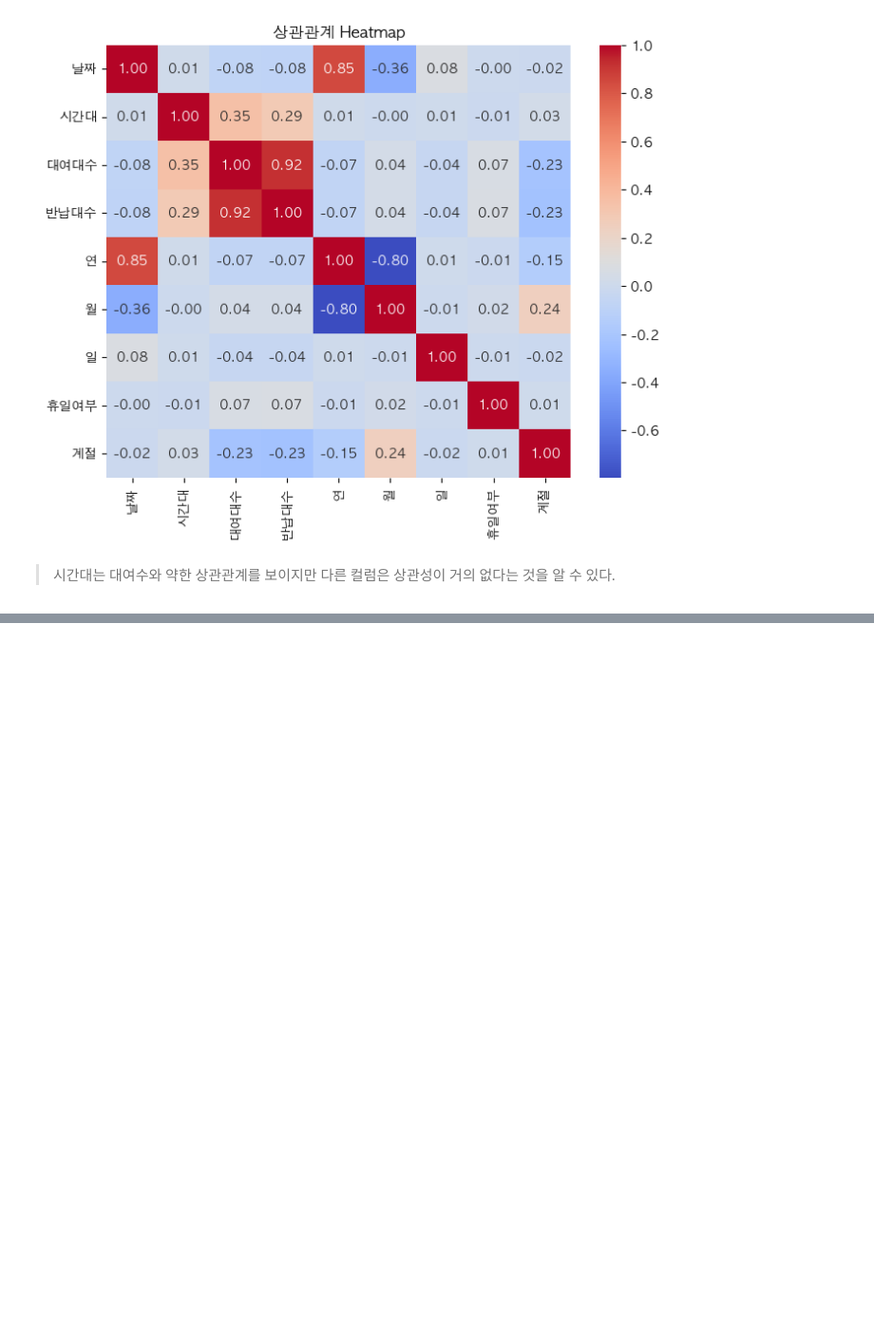
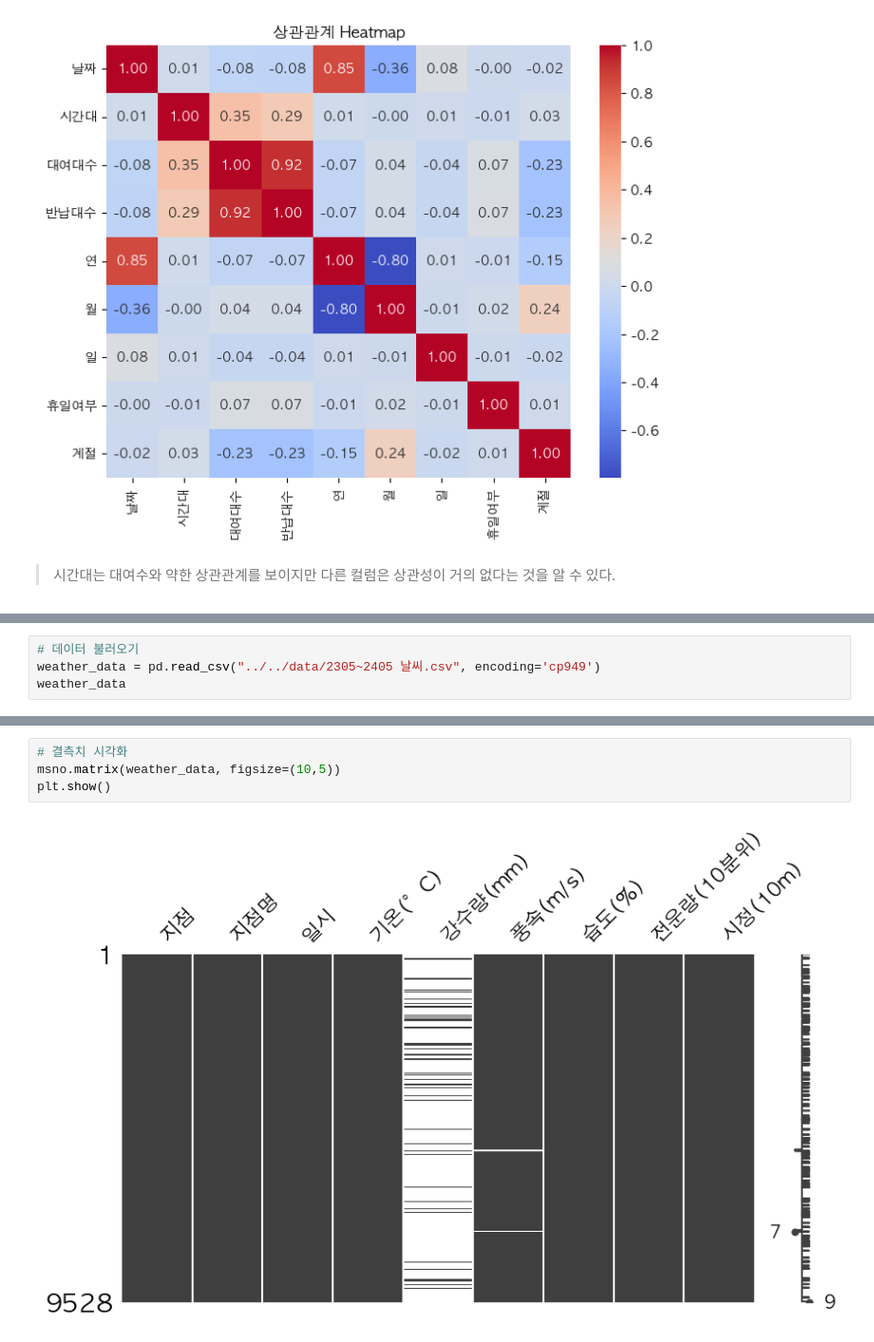
Before and after one commit to donghun-ha/Ddareungi, a Jupyter notebook: python/note/dh/olympic_park.ipynb, the cells around one changed output, grey strips where cells are left out. Shown at 95% size. Drawn from its saved outputs; the diff is of its cells as text; blank space fills up the shorter version.

```diff
--- a/python/note/dh/olympic_park.ipynb
+++ b/python/note/dh/olympic_park.ipynb
@@ -498,0 +503,4 @@ plt.show()
+# %%
+# 데이터 불러오기
+weather_data = pd.read_csv("../../data/2305~2405 날씨.csv", encoding='cp949')
+weather_data
@@ -498,0 +521,6 @@ plt.show()
+# %%
+# 결측치 시각화
+msno.matrix(weather_data, figsize=(10,5))
+plt.show()
+# %% [output]
+[figure, added]
```
Also changed, not shown: parts of 25 cells of this notebook.
